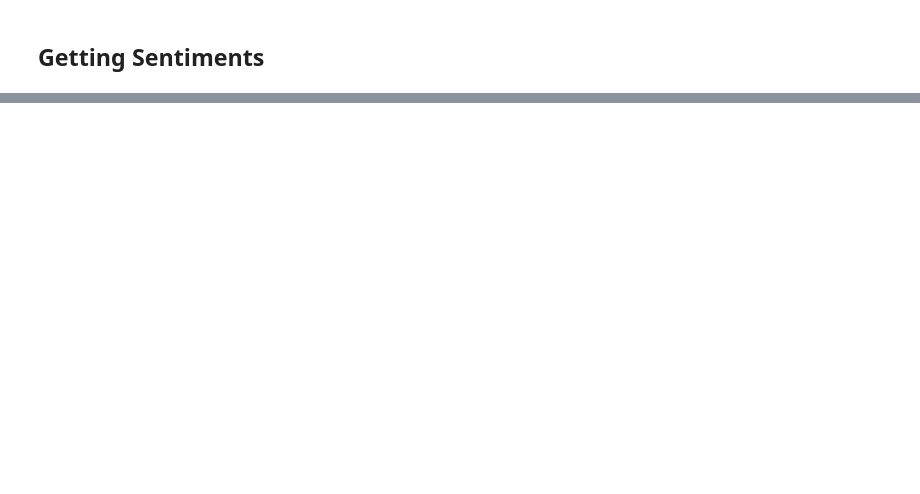
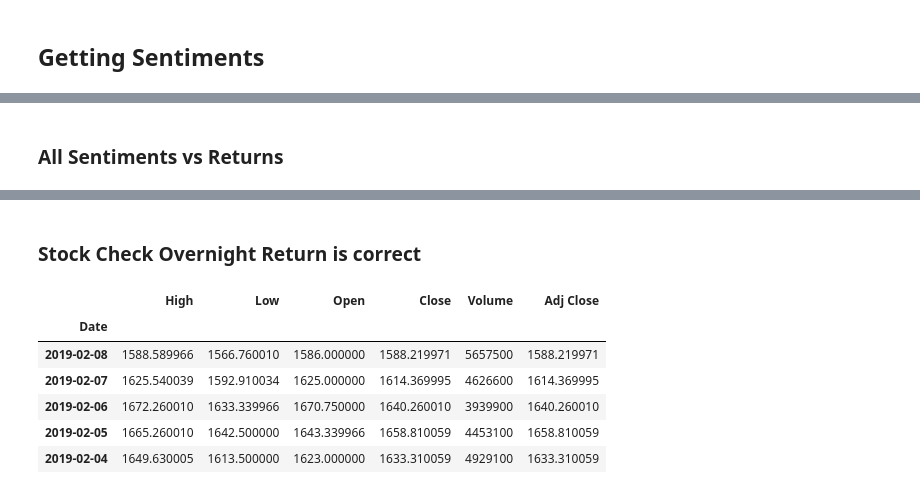
Before and after one commit to sendash-app/study_stocks_sentiments, a Jupyter notebook: overnight_returns_study.ipynb, the cells around one changed output, grey strips where cells are left out. Cells and saved outputs as stored; diff of their text form; code cells hidden in the pictures; blank space fills up the shorter version.

```diff
--- a/overnight_returns_study.ipynb
+++ b/overnight_returns_study.ipynb
@@ -292 +286,3 @@ compare_df.dropna()[['alpha','sent_vader']].plot()
+# %% [markdown]
+### All Sentiments vs Returns
 # %%
@@ -304,3 +299,18 @@ fig = go.Figure( data = plotly_data, layout= layout)
 iplot(fig)
 # %% [output]
 [interactive output not drawn]
+# %% [markdown]
+### Stock Check Overnight Return is correct
+# %%
+edate = dt(2019,2,8)
+sdate = dtutils.MarketDateAdj(edate, -100, 'NYSE')
+y_data = web.DataReader( 'AMZN', 'yahoo', sdate, edate)
+y_data.sort_index(ascending = False).head()
+# %% [output]
+|  | High | Low | Open | Close | Volume | Adj Close |
+| Date |  |  |  |  |  |  |
+| 2019-02-08 | 1588.589966 | 1566.760010 | 1586.000000 | 1588.219971 | 5657500 | 1588.219971 |
+| 2019-02-07 | 1625.540039 | 1592.910034 | 1625.000000 | 1614.369995 | 4626600 | 1614.369995 |
+| 2019-02-06 | 1672.260010 | 1633.339966 | 1670.750000 | 1640.260010 | 3939900 | 1640.260010 |
+| 2019-02-05 | 1665.260010 | 1642.500000 | 1643.339966 | 1658.810059 | 4453100 | 1658.810059 |
+| 2019-02-04 | 1649.630005 | 1613.500000 | 1623.000000 | 1633.310059 | 4929100 | 1633.310059 |
```
Also changed, not shown: parts of 35 cells of this notebook.
